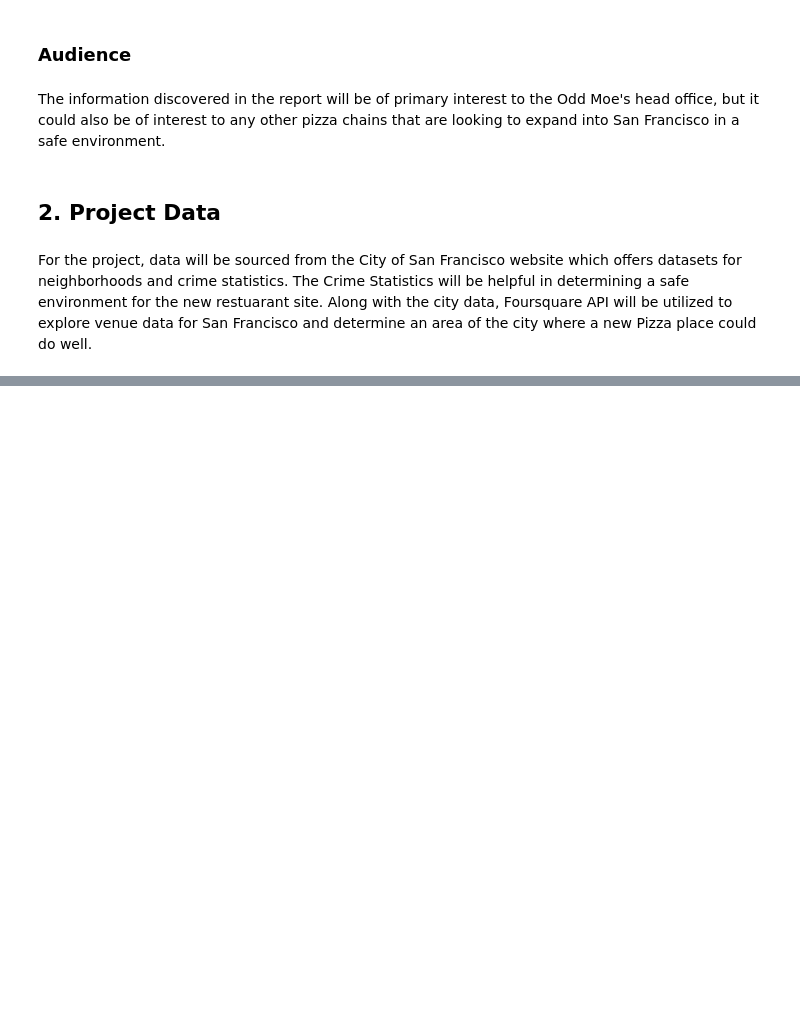
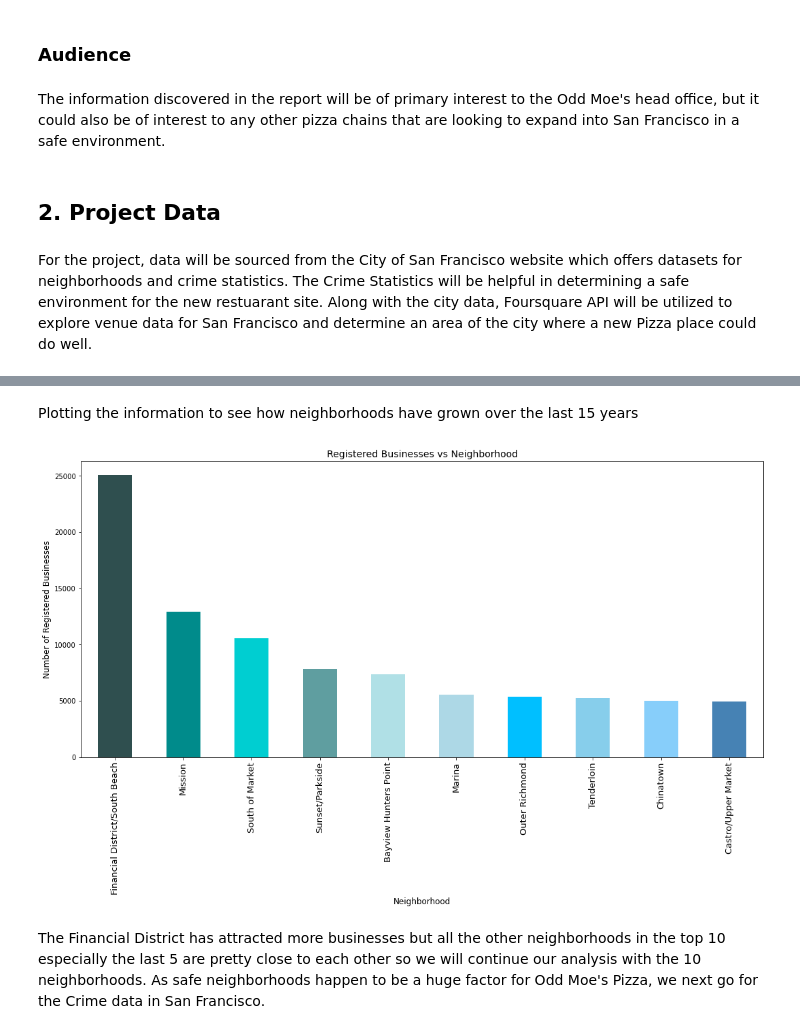
Before and after one commit to batomlins/Coursera_Capstone, a Jupyter notebook: Restaurant Opening in SF(Data).ipynb, the cells around one changed output, grey strips where cells are left out. Saved outputs shown, nothing was run; the diff lists cells and outputs as text; code cells hidden in the pictures; blank space fills up the shorter version.

```diff
--- a/Restaurant Opening in SF(Data).ipynb
+++ b/Restaurant Opening in SF(Data).ipynb
@@ -16,0 +82,4 @@ For the project, data will be sourced from the City of San Francisco website whi
+# %%
+bus = pd.read_csv('https://data.sfgov.org/api/views/g8m3-pdis/rows.csv?accessType=DOWNLOAD')
+print(bus.shape)
+bus.head()
@@ -16,0 +94,18 @@ For the project, data will be sourced from the City of San Francisco website whi
+# %%
+# the columns we need
+bus2 = bus[['Business Start Date','DBA Name', 'Neighborhoods - Analysis Boundaries']].copy()
+
+# we remove rows with missing values
+bus3 = bus2.dropna()
+
+# format business start date to suit our need
+bus3['Business Start Date'] = bus3['Business Start Date'].astype('datetime64[ns]')
+
+# we just look at areas that have seen the most businesses start in the last 15 years.
+bus4 = bus3.loc[bus3['Business Start Date'] > '2005-01-01']
+
+# we rename 'Neighborhoods - Analysis Boundaries' and 'DBA Name'
+bus4.rename(columns={'Neighborhoods - Analysis Boundaries': 'Neighborhood'}, inplace = True)
+bus4.rename(columns={'DBA Name': 'Businesses'}, inplace = True)
+
+bus4.head()
@@ -16,0 +129,10 @@ For the project, data will be sourced from the City of San Francisco website whi
+# %%
+# aggregate of businesses in each neighborhood
+bus5 = bus4.groupby('Neighborhood', as_index=False).count()
+bus5.reset_index()
+# we won't need business start date beyond here
+bus5.drop(columns = 'Business Start Date',inplace = True)
+# order by number of businesses attracted and pick the top 10
+bus6 = bus5.sort_values(by= ['Businesses'], ascending = False).head(10)
+bus6.reset_index(drop=True)
+bus6
@@ -16,0 +174,19 @@ For the project, data will be sourced from the City of San Francisco website whi
+# %% [markdown]
+Plotting the information to see how neighborhoods have grown over the last 15 years
+# %%
+%matplotlib inline
+
+import matplotlib as mpl
+import matplotlib.pyplot as plt
+
+# we plot the top 10 neighborhoods
+bus6.plot.bar(x = 'Neighborhood', y = 'Businesses', title = "Registered Businesses vs Neighborhood", legend = None, rot= 90, figsize = (18, 8), color=['darkslategray','darkcyan','darkturquoise','cadetblue', 'powderblue','lightblue','deepskyblue','skyblue','lightskyblue','steelblue'])
+plt.ylabel('Number of Registered Businesses', fontsize=12)
+plt.xticks(fontsize=13)
+plt.xlabel('Neighborhood', fontsize=12)
+plt.title('Registered Businesses vs Neighborhood', fontsize = 14)
+plt.show()
+# %% [output]
+[figure, added]
+# %% [markdown]
+The Financial District has attracted more businesses but all the other neighborhoods in the top 10 especially the last 5 are pretty close to each other so we will continue our analysis with the 10 neighborhoods. As safe neighborhoods happen to be a huge factor for Odd Moe's Pizza, we next go for the Crime data in San Francisco.
```
Also changed, not shown: parts of 46 cells of this notebook.
